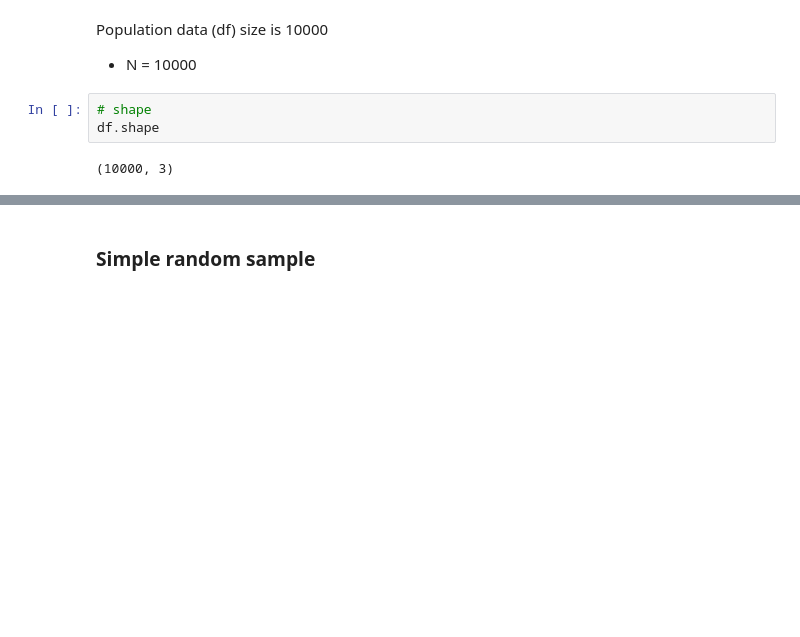
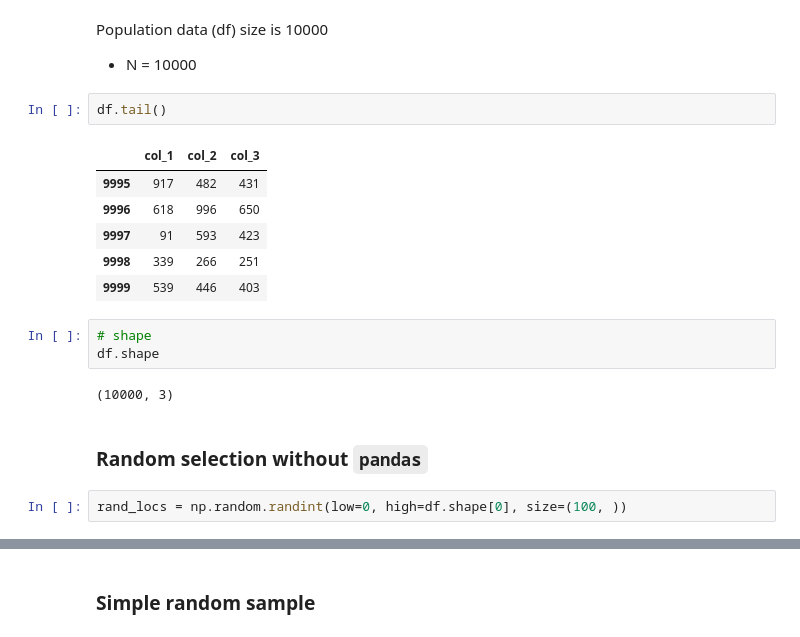
Before and after one commit to msameeruddin/Data-Analysis-Python, a Jupyter notebook: 6_DA_Sample_PA/sampling-ml-PA.ipynb, the cells around one changed output, grey strips where cells are left out. Saved outputs shown, nothing was run; the diff lists cells and outputs as text; blank space fills up the shorter version.

```diff
--- a/6_DA_Sample_PA/sampling-ml-PA.ipynb
+++ b/6_DA_Sample_PA/sampling-ml-PA.ipynb
@@ -133,8 +133,21 @@ df.head()
 Population data (df) size is 10000
 
 * N = 10000
+# %%
+df.tail()
+# %% [output]
+|  | col_1 | col_2 | col_3 |
+| 9995 | 917 | 482 | 431 |
+| 9996 | 618 | 996 | 650 |
+| 9997 | 91 | 593 | 423 |
+| 9998 | 339 | 266 | 251 |
+| 9999 | 539 | 446 | 403 |
 # %%
 # shape
 df.shape
 # %% [output]
 (10000, 3)
+# %% [markdown]
+### Random selection without `pandas`
+# %%
+rand_locs = np.random.randint(low=0, high=df.shape[0], size=(100, ))
```
Also changed, not shown: parts of 10 cells of this notebook, 17 other files.
